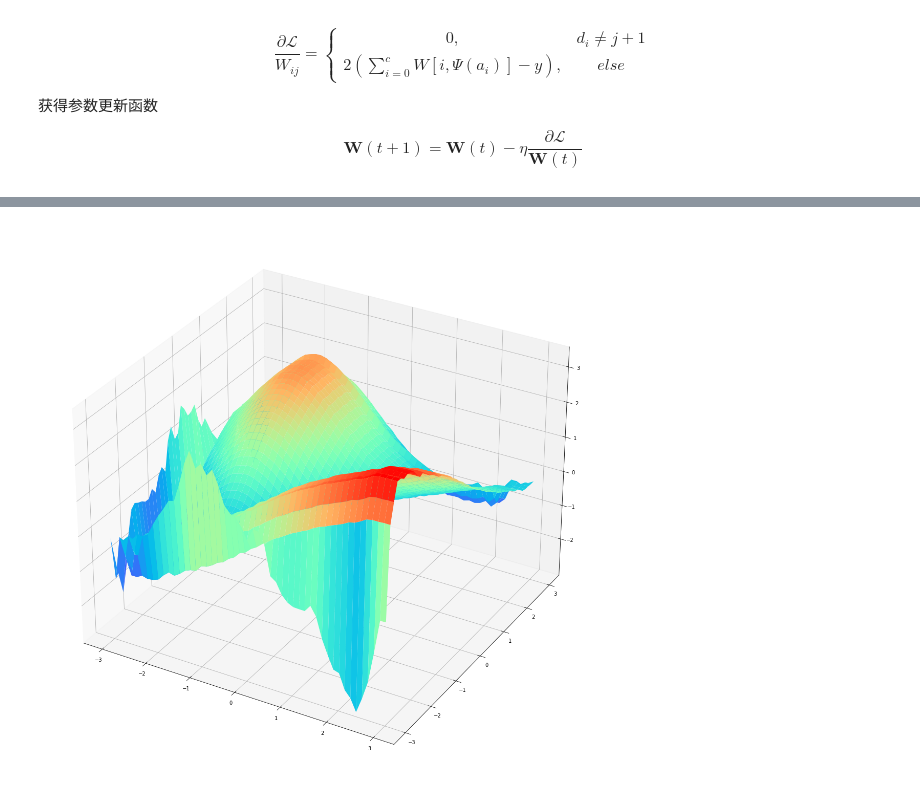
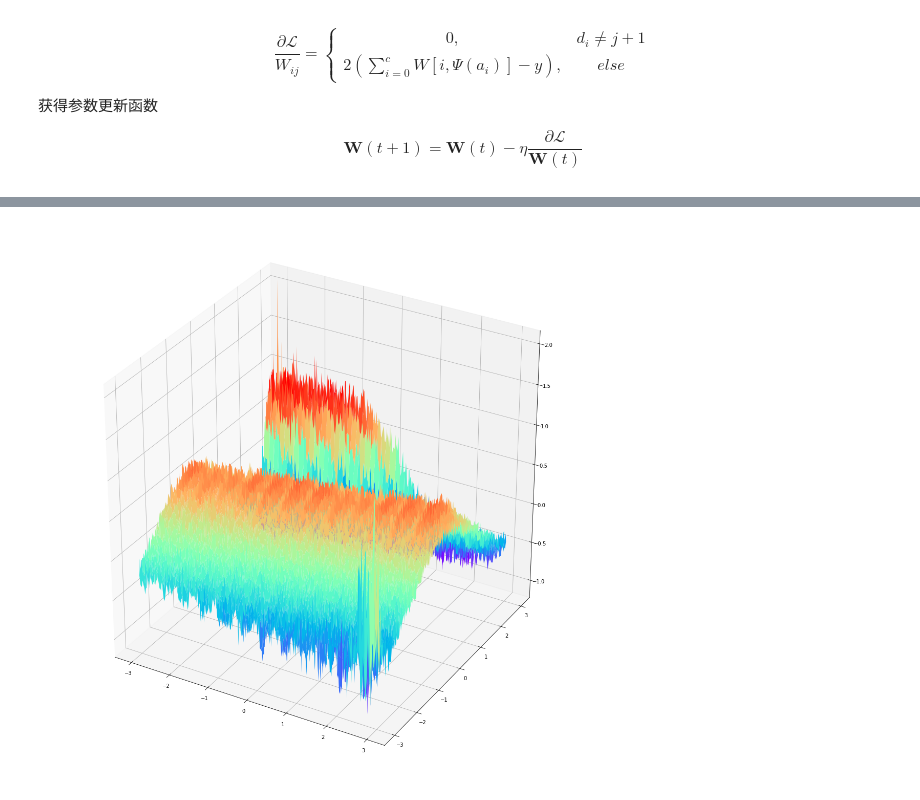
Before and after one commit to koolo233/NeuralNetworks, a Jupyter notebook: CMAC.ipynb, the cells around one changed output, grey strips where cells are left out. Cells and saved outputs as stored; diff of their text form; code cells hidden in the pictures.

```diff
--- a/CMAC.ipynb
+++ b/CMAC.ipynb
@@ -347,10 +347,10 @@ class CMAC(object):
         virtual_vector = np.zeros((self.expend_dim, 1), dtype=np.int32)
 
         # 进行组合
-        basic_multiplier = pow(10, len(str(self.expend_dim)))
+        mul_num = 1
         for i in range(self.input_dim):
-            mul_num = pow(basic_multiplier, self.input_dim-1-i)
             virtual_vector += expend_matrix[:, i:i+1] * mul_num
+            mul_num *= self.q_level[i] + self.expend_dim - 1
 
         return virtual_vector
 
@@ -460,5 +460,5 @@ plt.show()
 # %%
-x1, x2 = np.meshgrid(np.linspace(-3, 3, 80), np.linspace(-3, 3, 80))
+x1, x2 = np.meshgrid(np.linspace(-3, 3, 300), np.linspace(-3, 3, 300))
 
 train_x_list = np.concatenate((x1.reshape(-1, 1), x2.reshape(-1, 1)), axis=1)
 train_y_list = np.sin(train_x_list[:, 0:1]) * np.cos(train_x_list[:, 1:])
@@ -468,15 +468,15 @@ input_dim = 2
 # 输入范围
 input_range = [[-3, 3], [-3, 3]]
 # 量化级
-q_levle = [50, 50]
+q_levle = [300, 300]
 # 扩充地址空间维度
-expend_dim = 15
+expend_dim = 5
 # 散列质数
-hash_number = 101
+hash_number = 5001
 # 学习率
 lr = 0.009
 # 最大epoch
-max_epoch = 10
+max_epoch = 5
 
 # 定义模型
 my_cmac = CMAC(input_dim=input_dim,
@@ -524,18 +519,19 @@ for epoch in range(max_epoch):
 # %%
 # 预测输出
-x1, x2 = np.meshgrid(np.linspace(-3, 3, 50), np.linspace(-3, 3, 50))
+resolution_ = 100
+x1, x2 = np.meshgrid(np.linspace(-3, 3, resolution_), np.linspace(-3, 3, resolution_))
 val_true_y = np.sin(x1) * np.cos(x2)
 
-val_pred_y = np.zeros((50, 50))
+val_pred_y = np.zeros((resolution_, resolution_))
 
-for i in range(50):
-    for j in range(50):
+for i in range(resolution_):
+    for j in range(resolution_):
         val_pred_y[i][j] = my_cmac.forward([x1[i][j], x2[i][j]])
 
 fig = plt.figure(figsize=(15, 15))
 axes3d = Axes3D(fig)
 axes3d.plot_surface(x1, x2, val_pred_y, cmap="rainbow")
 # axes3d.plot_surface(x1, x2, val_true_y, cmap="gray", alpha=0.5)
 plt.show()
 # %% [output]
-[figure, old version]
+[figure, new version]
```
Also changed, not shown: parts of 3 cells of this notebook, 1 other file.
